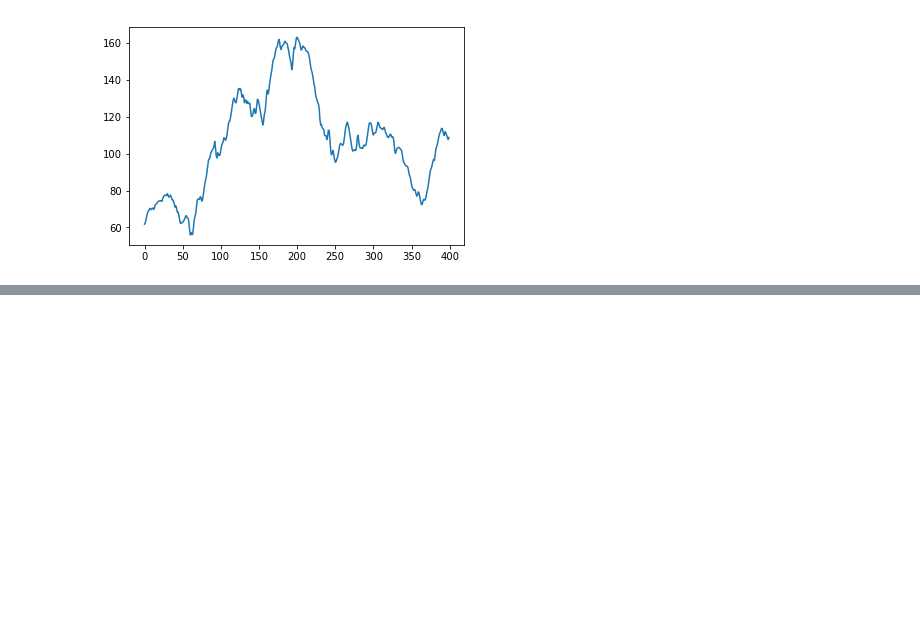
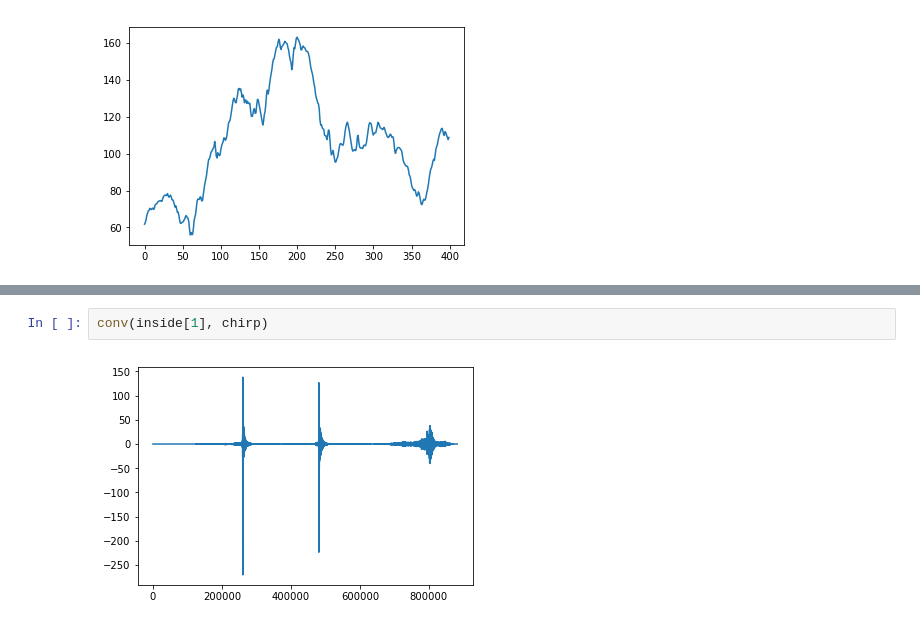
Before and after one commit to barkermrl/AudioModem, a Jupyter notebook: Estimation/Chirp CE.ipynb, the cells around one changed output, grey strips where cells are left out. Drawn from its saved outputs; the diff is of its cells as text; blank space fills up the shorter version.

```diff
--- a/Estimation/Chirp CE.ipynb
+++ b/Estimation/Chirp CE.ipynb
@@ -131,0 +165,4 @@ plt.plot(smoothed[imax-200:imax+200])
+# %%
+conv(inside[1], chirp)
+# %% [output]
+[figure, added]
```
Also changed, not shown: parts of 10 cells of this notebook.
